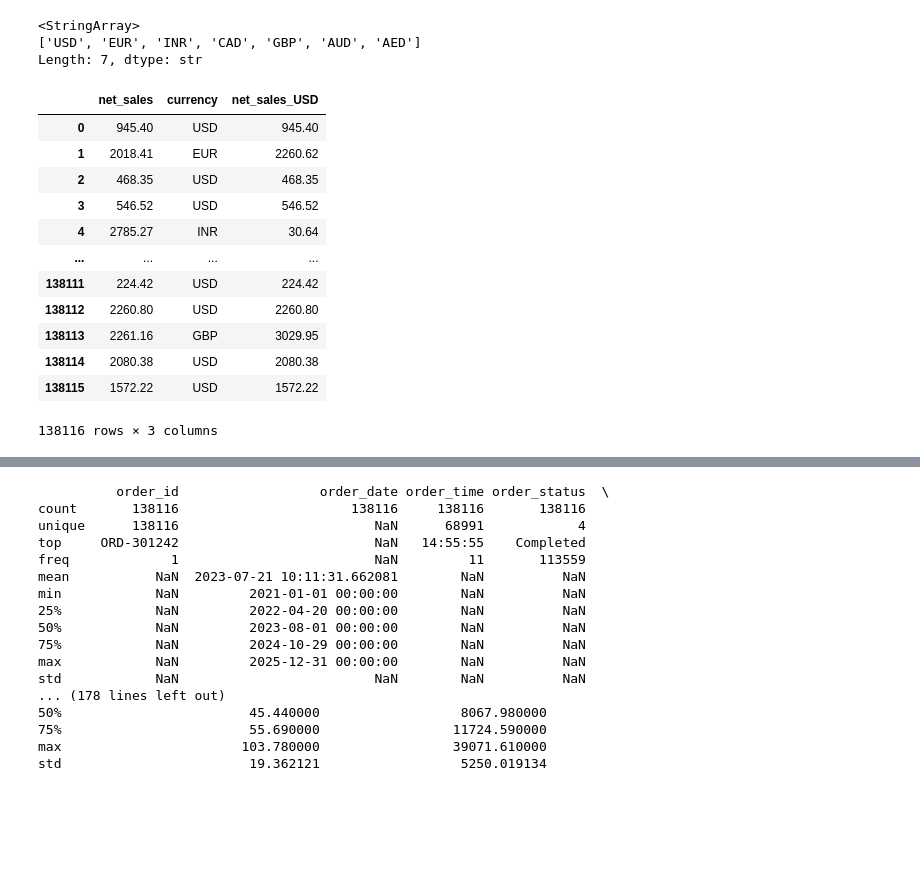
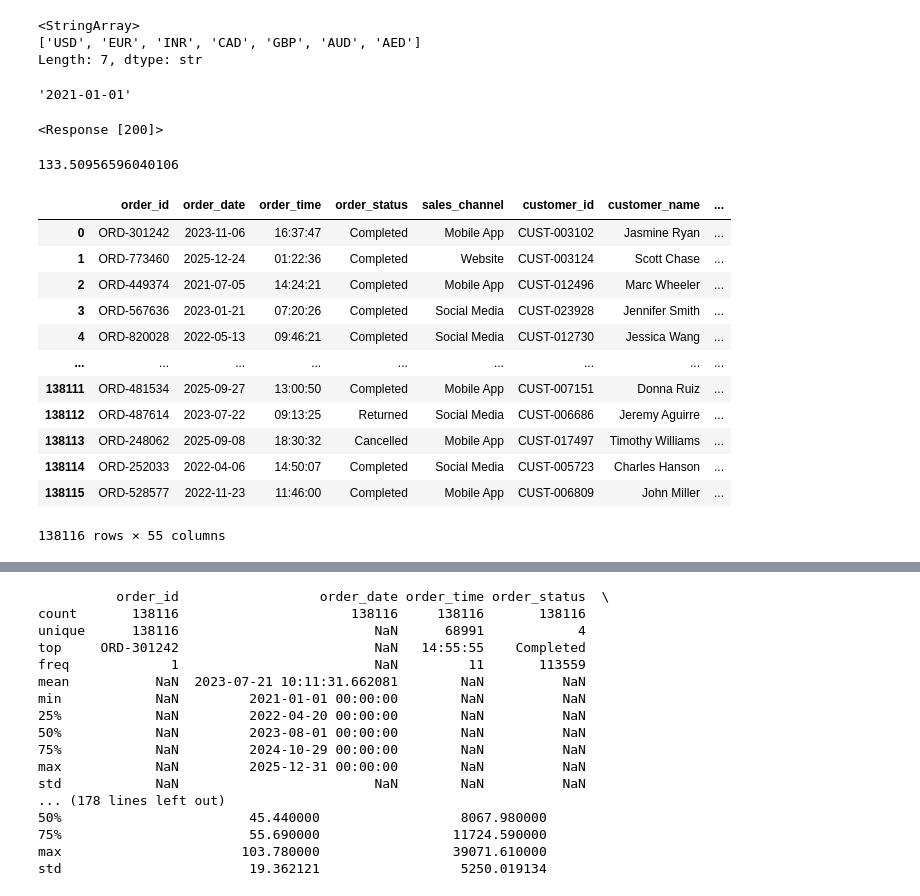
Before and after one commit to SalemAlattas02/Promotion-Profitability-Analysis, a Jupyter notebook: analysis.ipynb, the cells around one changed output, grey strips where cells are left out. Cells and saved outputs as stored; diff of their text form; code cells hidden in the pictures; blank space fills up the shorter version.

Commit message:
change the convert function to use the converter class which convert based on the same order date exchange rate, slow and need improvement mainly caching

```diff
--- a/analysis.ipynb
+++ b/analysis.ipynb
@@ -119,38 +119,44 @@ df['currency'].unique()
 <StringArray>
 ['USD', 'EUR', 'INR', 'CAD', 'GBP', 'AUD', 'AED']
 Length: 7, dtype: str
+# %%
+from Converter import CurrencyConverter
+c = CurrencyConverter()
+# %%
+firstDate = df['order_date'].min().strftime("%Y-%m-%d")
+firstDate
+# %% [output]
+'2021-01-01'
+# %%
+c.request_range_rates(firstDate)
+# %% [output]
+<Response [200]>
+# %%
+c.convert(100,"GBP")
+# %% [output]
+133.50956596040106
 # %%
-# exchange rates as of 2026-10-22
-currency_to_usd = {
-    'USD':1,
-    'EUR':1.12,
-    'INR':0.011,
-    'CAD':0.71,
-    'GBP':1.34,
-    'AUD':0.70,
-    'AED':0.27
-}
-def toUSD(df: pd.DataFrame, cols: list):
+def DFtoUSD(df: pd.DataFrame, cols: list):
     """
     take the data frame and change the selected columns into USD using the currency dict
     """
     for col in cols:
-        df[f"{col}_USD"] = df[col] * df['currency'].apply(lambda x: currency_to_usd[x])
+        df[f"{col}_USD"] = df.apply(lambda x: c.convert(value = x[col], quote=x['currency']), axis=1)
         df[f"{col}_USD"] = df[f"{col}_USD"].round(2)
     return df
-# %%
-toUSD(df,moneyCols)[['net_sales','currency','net_sales_USD']]
-# %% [output]
-|  | net_sales | currency | net_sales_USD |
-| 0 | 945.40 | USD | 945.40 |
-| 1 | 2018.41 | EUR | 2260.62 |
-| 2 | 468.35 | USD | 468.35 |
-| 3 | 546.52 | USD | 546.52 |
-| 4 | 2785.27 | INR | 30.64 |
-| ... | ... | ... | ... |
-| 138111 | 224.42 | USD | 224.42 |
-| 138112 | 2260.80 | USD | 2260.80 |
-| 138113 | 2261.16 | GBP | 3029.95 |
-| 138114 | 2080.38 | USD | 2080.38 |
-| 138115 | 1572.22 | USD | 1572.22 |
-138116 rows × 3 columns
+# %%
+DFtoUSD(df,moneyCols)
+# %% [output]
+|  | order_id | order_date | order_time | order_status | sales_channel | customer_id | customer_name | ... |
+| 0 | ORD-301242 | 2023-11-06 | 16:37:47 | Completed | Mobile App | CUST-003102 | Jasmine Ryan | ... |
+| 1 | ORD-773460 | 2025-12-24 | 01:22:36 | Completed | Website | CUST-003124 | Scott Chase | ... |
+| 2 | ORD-449374 | 2021-07-05 | 14:24:21 | Completed | Mobile App | CUST-012496 | Marc Wheeler | ... |
+| 3 | ORD-567636 | 2023-01-21 | 07:20:26 | Completed | Social Media | CUST-023928 | Jennifer Smith | ... |
+| 4 | ORD-820028 | 2022-05-13 | 09:46:21 | Completed | Social Media | CUST-012730 | Jessica Wang | ... |
+| ... | ... | ... | ... | ... | ... | ... | ... | ... |
+| 138111 | ORD-481534 | 2025-09-27 | 13:00:50 | Completed | Mobile App | CUST-007151 | Donna Ruiz | ... |
+| 138112 | ORD-487614 | 2023-07-22 | 09:13:25 | Returned | Social Media | CUST-006686 | Jeremy Aguirre | ... |
+| 138113 | ORD-248062 | 2025-09-08 | 18:30:32 | Cancelled | Mobile App | CUST-017497 | Timothy Williams | ... |
+| 138114 | ORD-252033 | 2022-04-06 | 14:50:07 | Completed | Social Media | CUST-005723 | Charles Hanson | ... |
+| 138115 | ORD-528577 | 2022-11-23 | 11:46:00 | Completed | Mobile App | CUST-006809 | John Miller | ... |
+138116 rows × 55 columns
```
Also changed, not shown: parts of 2 cells of this notebook, 1 other file.
